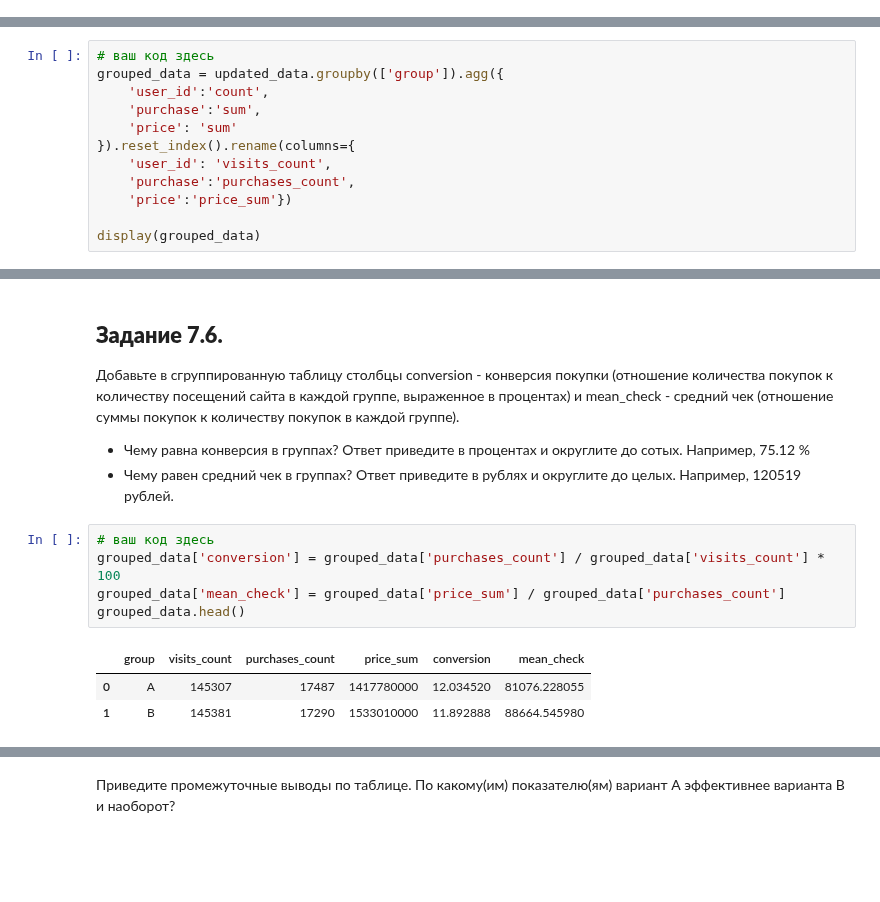
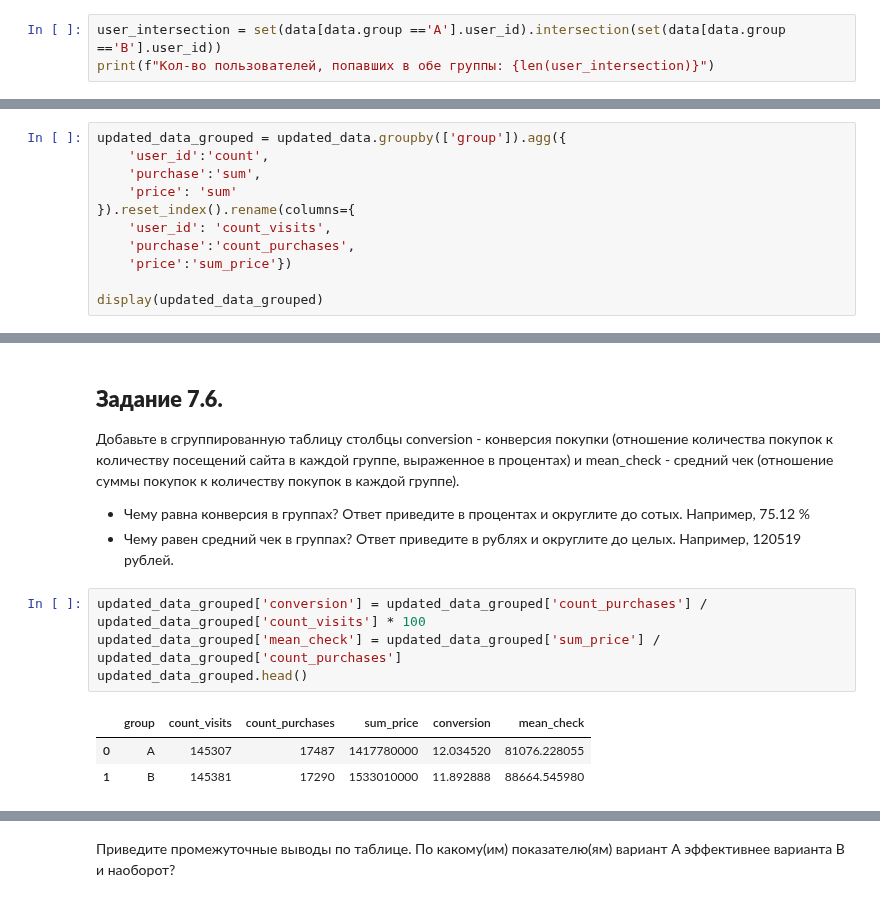
Before and after one commit to Novkozinin/SF_projects, a Jupyter notebook: HW-03_EDA_5_АВ_Тестирование/HW_EDA_5.ipynb, the cells around one changed output, grey strips where cells are left out. Drawn from its saved outputs; the diff is of its cells as text; blank space fills up the shorter version.

```diff
--- a/HW-03_EDA_5_АВ_Тестирование/HW_EDA_5.ipynb
+++ b/HW-03_EDA_5_АВ_Тестирование/HW_EDA_5.ipynb
@@ -135,0 +98,3 @@ print(f"Кол-во пользователей, которые попали в
+# %%
+user_intersection = set(data[data.group =='A'].user_id).intersection(set(data[data.group =='B'].user_id))
+print(f"Кол-во пользователей, попавших в обе группы: {len(user_intersection)}")
@@ -172,15 +146,14 @@ display(updated_data.head())
 
 Чему на этот раз равно количество посещений сайта в группах А и B?
 # %%
-# ваш код здесь
-grouped_data = updated_data.groupby(['group']).agg({
+updated_data_grouped = updated_data.groupby(['group']).agg({
     'user_id':'count',
     'purchase':'sum',
     'price': 'sum'
 }).reset_index().rename(columns={
-    'user_id': 'visits_count',
-    'purchase':'purchases_count',
-    'price':'price_sum'})
+    'user_id': 'count_visits',
+    'purchase':'count_purchases',
+    'price':'sum_price'})
 
-display(grouped_data)
+display(updated_data_grouped)
 # %% [output]
@@ -203,11 +180,10 @@ display(grouped_data)
 * Чему равна конверсия в группах? Ответ приведите в процентах и округлите до сотых. Например, 75.12 %
 * Чему равен средний чек в группах? Ответ приведите в рублях и округлите до целых. Например, 120519 рублей.
 # %%
-# ваш код здесь
-grouped_data['conversion'] = grouped_data['purchases_count'] / grouped_data['visits_count'] * 100
-grouped_data['mean_check'] = grouped_data['price_sum'] / grouped_data['purchases_count']
-grouped_data.head()
+updated_data_grouped['conversion'] = updated_data_grouped['count_purchases'] / updated_data_grouped['count_visits'] * 100
+updated_data_grouped['mean_check'] = updated_data_grouped['sum_price'] / updated_data_grouped['count_purchases']
+updated_data_grouped.head()
 # %% [output]
-|  | group | visits_count | purchases_count | price_sum | conversion | mean_check |
+|  | group | count_visits | count_purchases | sum_price | conversion | mean_check |
 | 0 | A | 145307 | 17487 | 1417780000 | 12.034520 | 81076.228055 |
 | 1 | B | 145381 | 17290 | 1533010000 | 11.892888 | 88664.545980 |
```
Also changed, not shown: parts of 28 cells of this notebook.
